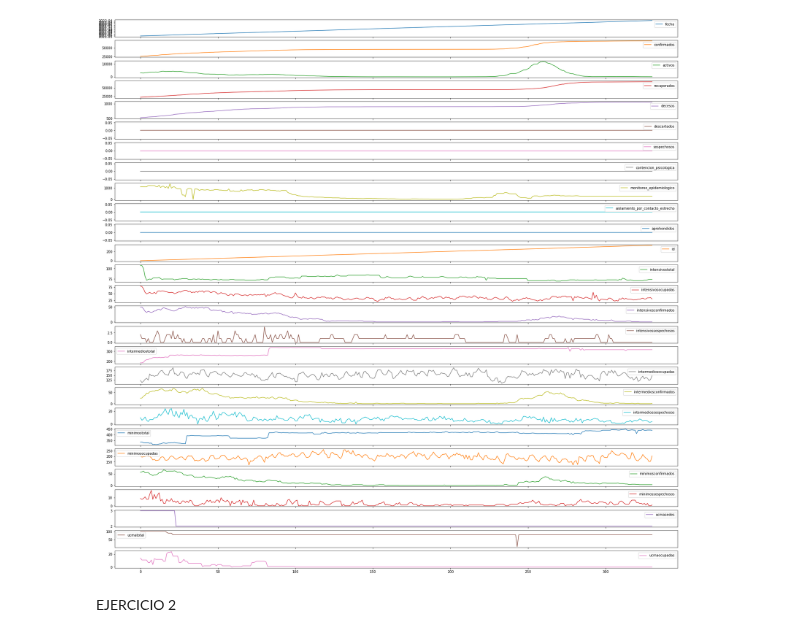
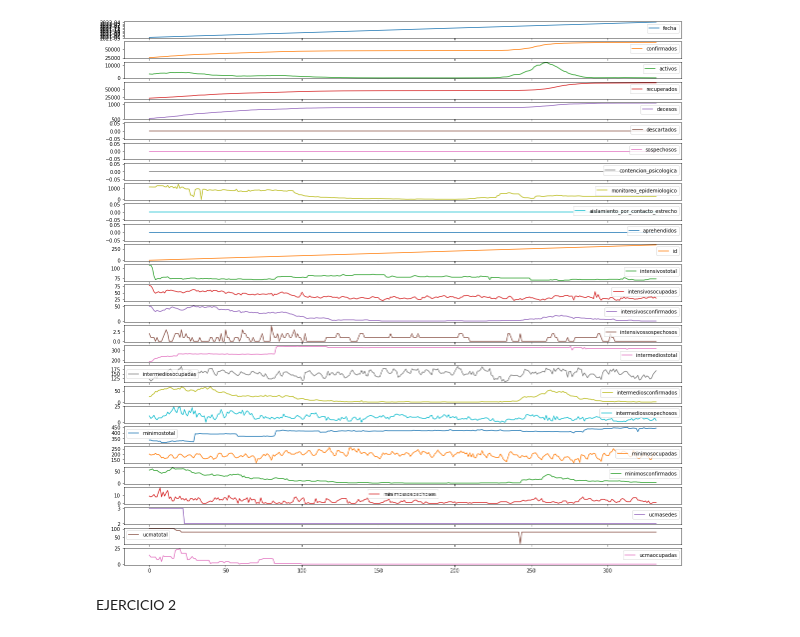
Before and after one commit to RonnyGuevara/Machine-Learning, a Jupyter notebook: TP2/TP2_ML.ipynb, the cells around one changed output. Cells and saved outputs as stored; diff of their text form; code cells hidden in the pictures.

```diff
--- a/TP2/TP2_ML.ipynb
+++ b/TP2/TP2_ML.ipynb
@@ -159,12 +152,10 @@ df
 # %%
-import numpy as np
-import matplotlib.pyplot as plt
 # df.set_index('fecha', inplace=True)
-df.plot(label='fecha', subplots=True,figsize=(30,30))
+df.plot(label='fecha', subplots=True,figsize=(20,20))
 plt.show()
 #falta reescalar las y axis.
 # %% [output]
-[figure, old version]
+[figure, new version]
 # %% [markdown]
 EJERCICIO 2
 # %%
```
Also changed, not shown: parts of 16 cells of this notebook.
